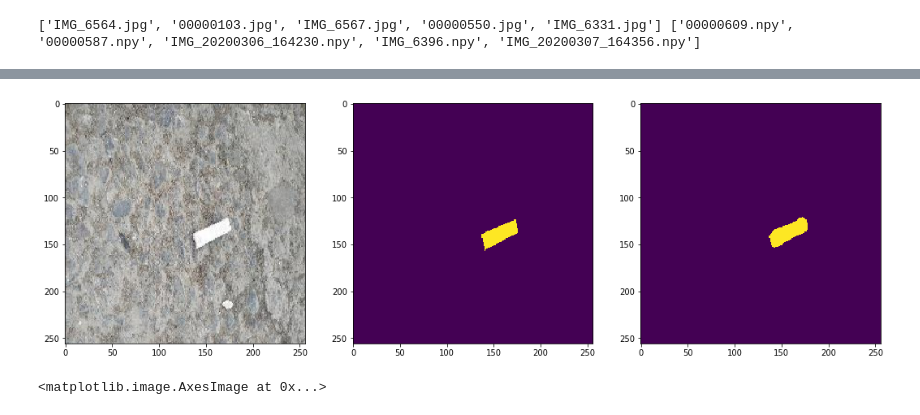
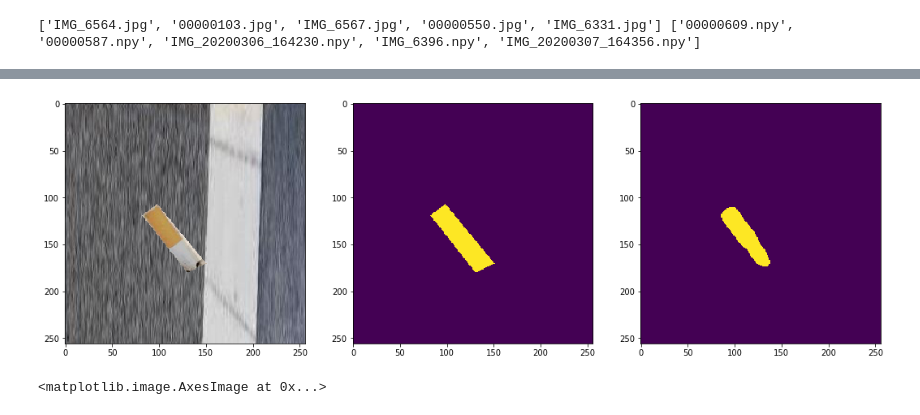
Before and after one commit to Elmar999/Cigarette_buts_detection, a Jupyter notebook: cigarette_buts/cigarettNet/test.ipynb, the cells around one changed output, grey strips where cells are left out. Saved outputs shown, nothing was run; the diff lists cells and outputs as text; code cells hidden in the pictures.

Commit message:
augmenting and testing phase

```diff
--- a/cigarette_buts/cigarettNet/test.ipynb
+++ b/cigarette_buts/cigarettNet/test.ipynb
@@ -91,11 +89,22 @@ ax[1].imshow(mask)
 Augment train data
 '''
 
-def augment(init_step, train_ds, nb_augment, augment_method):
+def augment(tr_ds, init_step, nb_augment, augment_method):
     for count in range(nb_augment):
         train_ds.append(augment_method(train_ds[init_step+count][0], train_ds[init_step+count][1]))
     return train_ds
+
+def over_bg_augment(tr_ds, init_step, nb_augment):
+    bg_images = os.listdir(config.BACKGROUND_DIRECTORY)
+    nb_images = len(os.listdir(config.BACKGROUND_DIRECTORY))
+
+    for count in range(nb_augment):
+        rnd = random.randint(0, nb_images - 1)
+        bg_image = plt.imread(os.path.join(config.BACKGROUND_DIRECTORY, bg_images[rnd]))
+        tr_ds.append(generate_img_over_bg(train_ds[init_step+count][0], train_ds[init_step+count][1], bg_image))
+    return tr_ds
-# %%
-tr_ds = augment(0, train_ds, 500, flip_augment)
-tr_ds = augment(500, train_ds, 600, rotate_augment)
+# %%
+train_ds = augment(train_ds, 0, 200, flip_augment)
+train_ds = augment(train_ds, 500, 600, rotate_augment)
+train_ds = over_bg_augment(train_ds, 1100, 400)
 # %%
@@ -345,28 +344,28 @@ from tensorflow.keras.models import load_model
 base_model = load_model('/home/elmar/Cigarette_buts_detection/cigarette_buts/cigarettNet/model/out/auc_83.h5')
 # %%
 
-def view_img_mask(img, mask , model=None):
+def view_img_mask(img, mask , model, thres_val):
     if model:
         pred = model.predict(np.expand_dims(img, axis=0)).reshape((1, img.shape[0], img.shape[1], 1))
         pred = np.squeeze(pred)
         fig, ax = plt.subplots(1 , 3, figsize=(18, 8))
         ax[0].imshow(img)
         ax[1].imshow(mask)
-        ax[2].imshow(pred >  0.32653061224489793)
+        ax[2].imshow(pred > thres_val)
     else:
         fig, ax = plt.subplots(1 , 2, figsize=(12, 8))
         ax[0].imshow(img)
         ax[1].imshow(mask)
 
-img_index = 427
+img_index = 495
 
 # view_img_mask(train_ds[img_index][0], train_ds[img_index][1], base_model)
-view_img_mask(val[img_index], val_mask[img_index].reshape(256,256), base_model)
+view_img_mask(val[img_index], val_mask[img_index].reshape(256,256), base_model, 0.38)
 
 # print(train_ds[img_index][1])
 # print(mask[img_index])
 # %% [output]
-[figure, old version]
+[figure, new version]
 # %%
 # predict on a test image
 img = plt.imread('/home/elmar/Cigarette_buts_detection/cigarette_buts/out/image/test/test-2.jpg')
```
Also changed, not shown: parts of 11 cells of this notebook, 1 other file.
